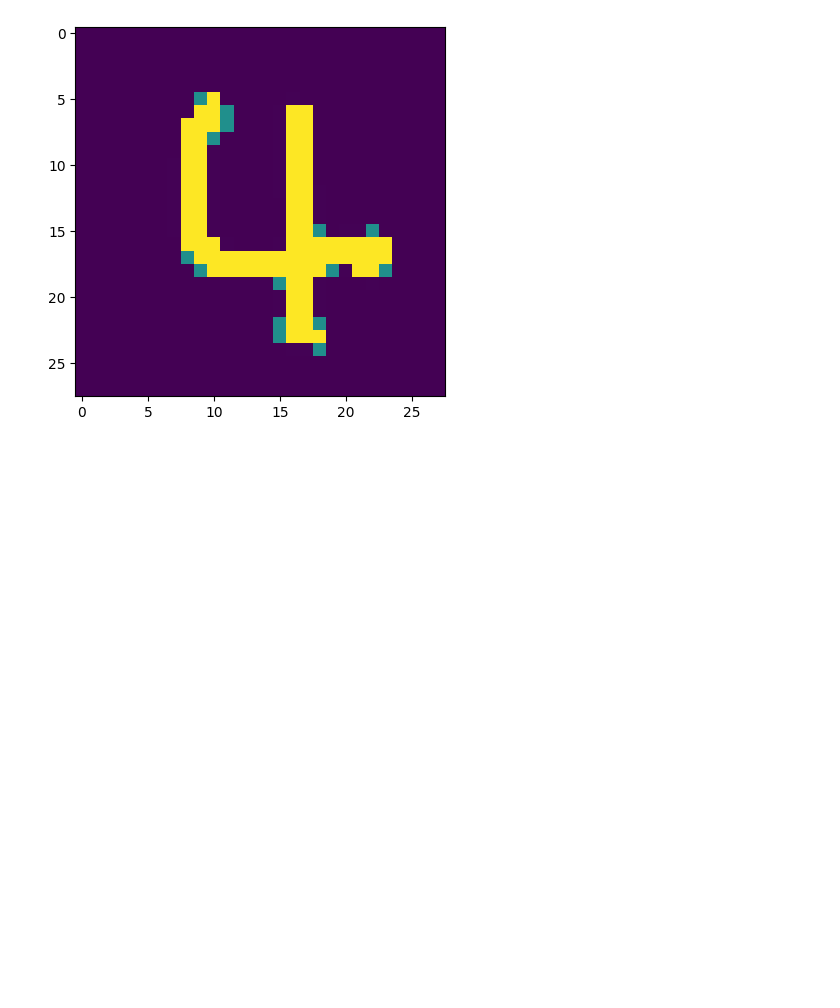
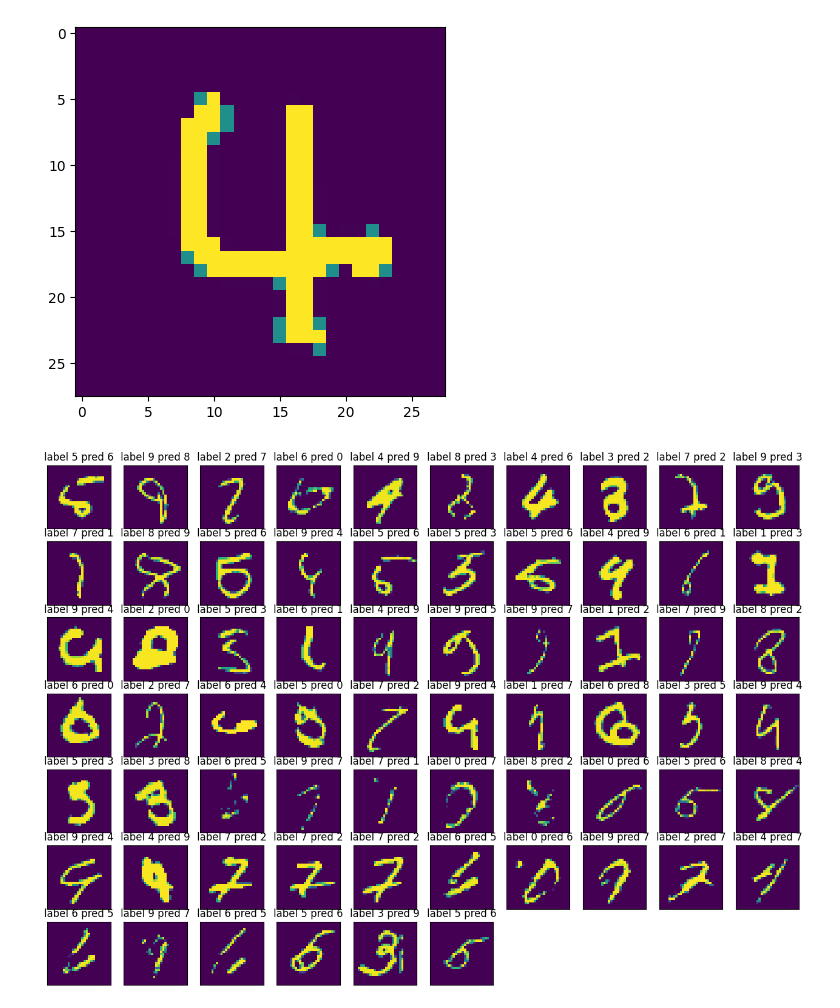
Before and after one commit to kenoma/pytorch-fuzzy, a Jupyter notebook: classification/classification_fuzzy.ipynb, the cells around one changed output. Cells and saved outputs as stored; diff of their text form; code cells hidden in the pictures; blank space fills up the shorter version.

```diff
--- a/classification/classification_fuzzy.ipynb
+++ b/classification/classification_fuzzy.ipynb
@@ -445,3 +453,33 @@ print('Label:', train_data.classes[label], ', Predicted:', predict_image(img, mo
 # %% [output]
 Label: 4 - four , Predicted: 4 - four
 [figure]
+# %%
+fig = plt.figure(figsize=(16, 16))
+columns = 10
+rows = 10
+count = 0
+
+for data, labels in test_loader:
+    data = data.to(device)
+    preds = model.forward(data)
+    preds = torch.argmax(preds, -1)
+
+    matches = preds == labels
+    for case in range(preds.shape[0]):
+        if not matches[case]:
+            img = data[case].permute(1, 2, 0).clamp(0, 1).cpu().numpy()
+            sbplot = fig.add_subplot(rows, columns, count+1)
+            sbplot.set_title(f"label {labels[case]} pred {preds[case]}")
+            sbplot.axes.get_xaxis().set_visible(False)
+            sbplot.axes.get_yaxis().set_visible(False)
+            plt.imshow(img)
+            count = count + 1
+            if count >= columns*rows:
+                break
+    if count >= columns*rows:
+        break
+
+
+plt.show()
+# %% [output]
+[figure, added]
```
Also changed, not shown: parts of 10 cells of this notebook, 49 other files.
